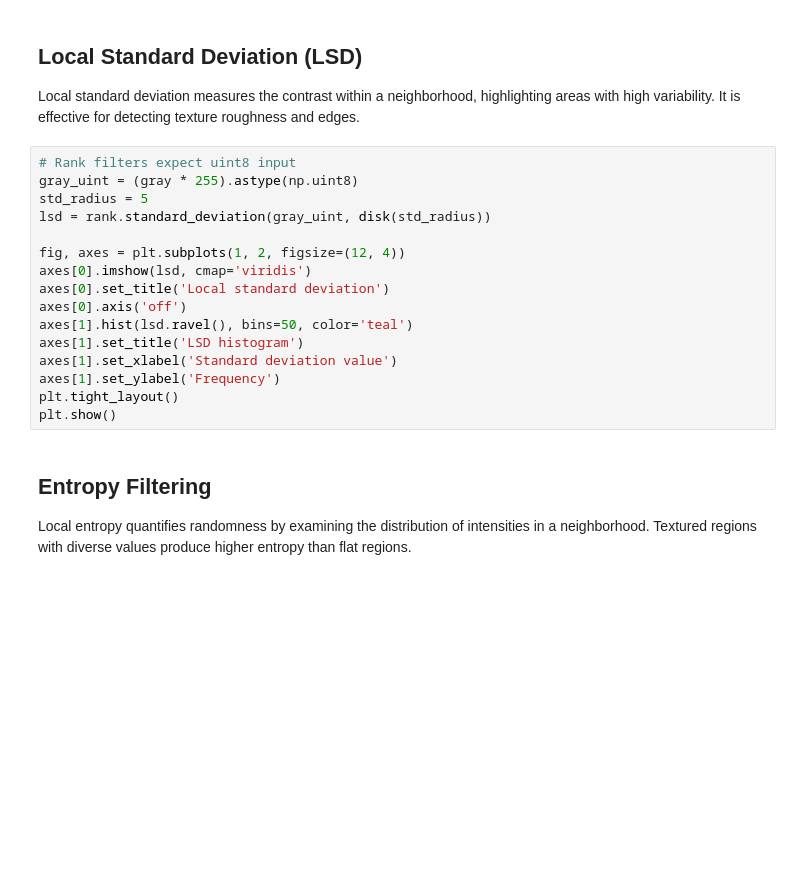
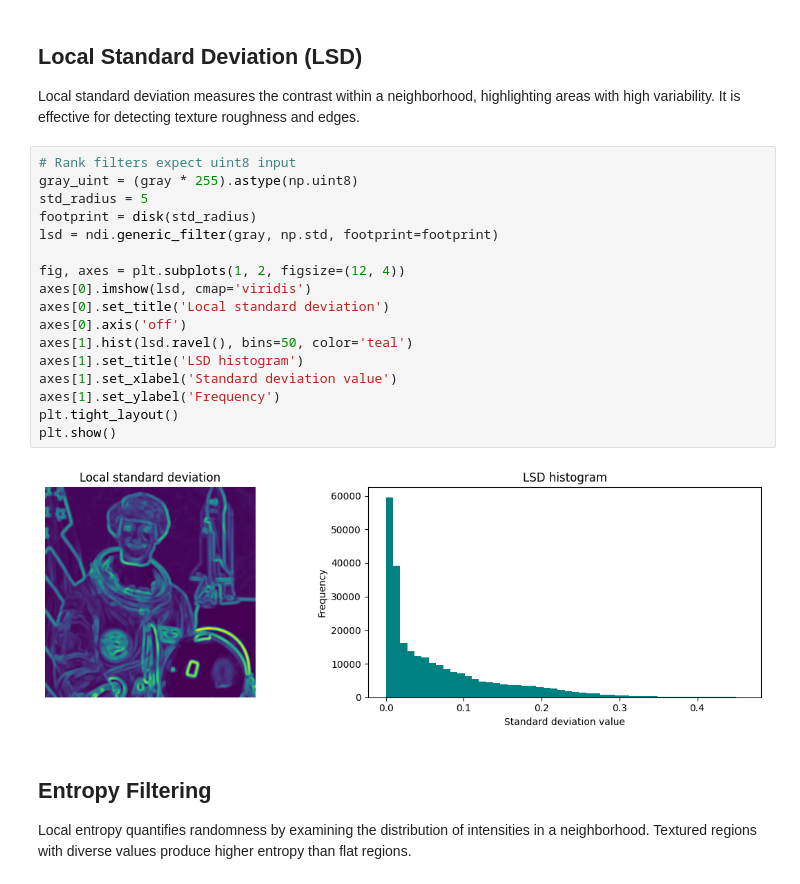
Before and after one commit to AliRje82/ComputerVisionFall404, a Jupyter notebook: CV_S6_Texture.ipynb, the cells around one changed output. Cells and saved outputs as stored; diff of their text form; blank space fills up the shorter version.

```diff
--- a/CV_S6_Texture.ipynb
+++ b/CV_S6_Texture.ipynb
@@ -51,19 +56,22 @@ Local standard deviation measures the contrast within a neighborhood, highlighti
 # %%
 # Rank filters expect uint8 input
 gray_uint = (gray * 255).astype(np.uint8)
 std_radius = 5
-lsd = rank.standard_deviation(gray_uint, disk(std_radius))
+footprint = disk(std_radius)
+lsd = ndi.generic_filter(gray, np.std, footprint=footprint)
 
 fig, axes = plt.subplots(1, 2, figsize=(12, 4))
 axes[0].imshow(lsd, cmap='viridis')
 axes[0].set_title('Local standard deviation')
 axes[0].axis('off')
 axes[1].hist(lsd.ravel(), bins=50, color='teal')
 axes[1].set_title('LSD histogram')
 axes[1].set_xlabel('Standard deviation value')
 axes[1].set_ylabel('Frequency')
 plt.tight_layout()
 plt.show()
+# %% [output]
+[figure, added]
 # %% [markdown]
 ## Entropy Filtering
 
```
Also changed, not shown: parts of 6 cells of this notebook, 2 other files.
